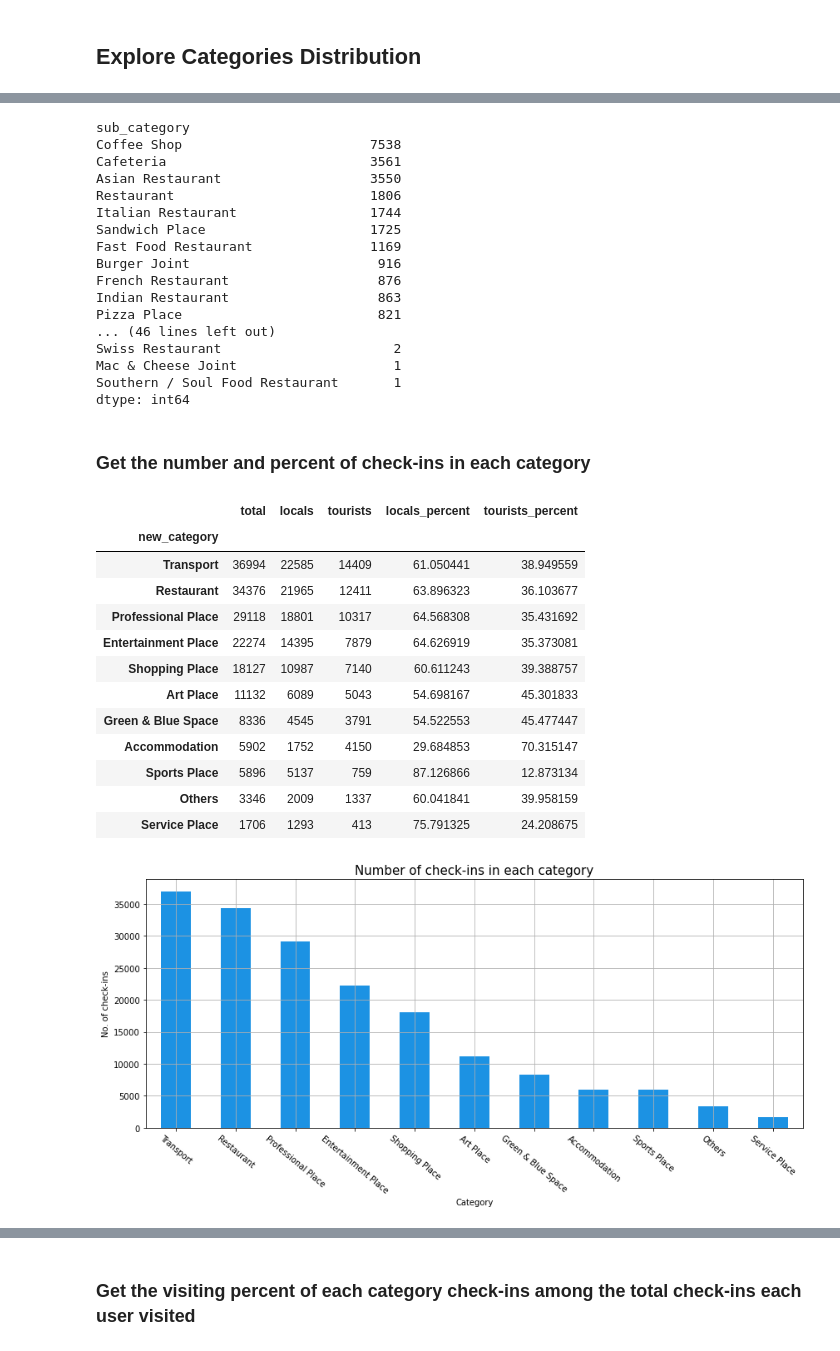
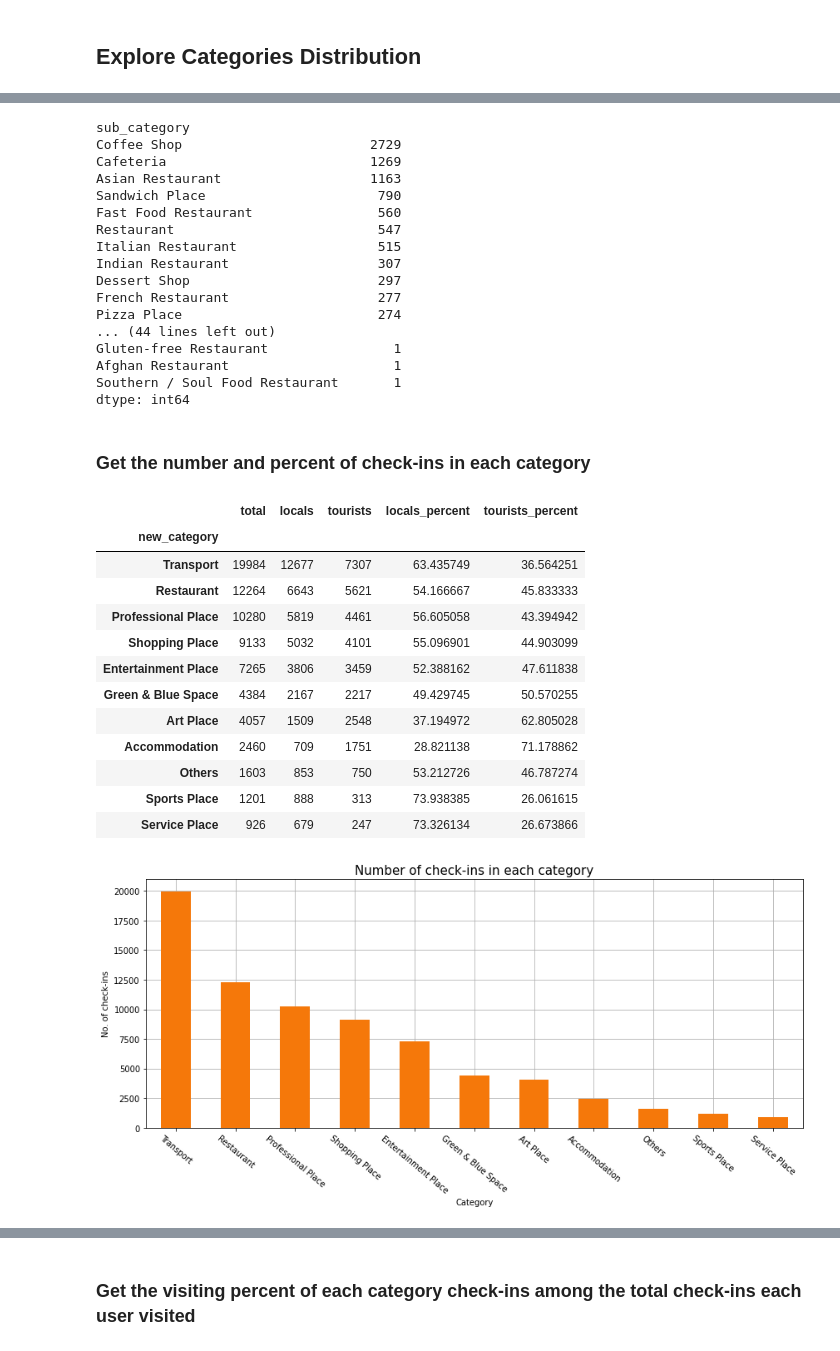
Before and after one commit to leyixu21/Semantic-Trajectory, a Jupyter notebook: clean_foursquare_data.ipynb, the cells around one changed output, grey strips where cells are left out. Saved outputs shown, nothing was run; the diff lists cells and outputs as text; code cells hidden in the pictures.

Commit message:
Remove users with less than three checkins within a day and update the section Explore Data

```diff
--- a/clean_foursquare_data.ipynb
+++ b/clean_foursquare_data.ipynb
@@ -45,11 +56,11 @@ import geopy.distance
 # %%
 # set paths
-# path='/content/drive/MyDrive/master_thesis_data/'
-# path_foursquare='/content/drive/MyDrive/master_thesis_data/foursquare/'
-# path_figures='/content/drive/MyDrive/master_thesis_data/figures/'
+path='/content/drive/MyDrive/master_thesis_data/'
+path_foursquare='/content/drive/MyDrive/master_thesis_data/foursquare/'
+path_figures='/content/drive/MyDrive/master_thesis_data/figures/'
 
-path_foursquare='foursquare/'
-path_figures='figures/'
+# path_foursquare='foursquare/'
+# path_figures='figures/'
 # %%
 # read boundary data
 london = gpd.read_file('london_boundaries.geojson')
@@ -1203,3 +1223,10 @@ gdf_london_cleaned
+# %%
+# save as csv
+# gdf_london_cleaned.to_csv(path_foursquare+'london_foursquare_cleaned.csv')
+# gdf_london_cleaned = pd.read_csv(path_foursquare+'london_foursquare_cleaned.csv')
+
+# gdf_london_cleaned.to_csv(path_foursquare+'london_foursquare_cleaned_3checkins.csv')
+gdf_london_cleaned = pd.read_csv(path_foursquare+'london_foursquare_cleaned_3checkins.csv')
 # %% [markdown]
 ## Exploration & Unadopted Approaches
 # %%
@@ -1774,10 +1801,11 @@ unsure_info[unsure_info['tourist']==0]
 # %% [markdown]
 # Explore Data
 # %%
-# extract hour and day of week
+# extract hour, day of week, and month
 gdf_london_cleaned['hour'] = gdf_london_cleaned['time'].apply(lambda x: x.hour)
 gdf_london_cleaned['day_of_week'] = gdf_london_cleaned['time'].apply(lambda x: x.dayofweek)
 gdf_london_cleaned['day_name'] = gdf_london_cleaned['time'].apply(lambda x: x.day_name())
+gdf_london_cleaned['month'] = gdf_london_cleaned['time'].apply(lambda x: x.strftime('%B-%Y'))
 
 # get data of locals and tourists
 gdf_london_cleaned_locals = gdf_london_cleaned[gdf_london_cleaned['tourist']=='n']
@@ -1817,20 +1861,20 @@ dtype: int64
 gdf_london_cleaned[gdf_london_cleaned['new_category']=='Restaurant'].value_counts('sub_category')
 # %% [output]
 sub_category
-Coffee Shop                        7538
-Cafeteria                          3561
-Asian Restaurant                   3550
-Restaurant                         1806
-Italian Restaurant                 1744
-Sandwich Place                     1725
-Fast Food Restaurant               1169
-Burger Joint                        916
-French Restaurant                   876
-Indian Restaurant                   863
-Pizza Place                         821
-... (46 lines left out)
-Swiss Restaurant                      2
-Mac & Cheese Joint                    1
+Coffee Shop                        2729
+Cafeteria                          1269
+Asian Restaurant                   1163
+Sandwich Place                      790
+Fast Food Restaurant                560
+Restaurant                          547
+Italian Restaurant                  515
+Indian Restaurant                   307
+Dessert Shop                        297
+French Restaurant                   277
+Pizza Place                         274
+... (44 lines left out)
+Gluten-free Restaurant                1
+Afghan Restaurant                     1
 Southern / Soul Food Restaurant       1
 dtype: int64
 # %% [markdown]
@@ -1852,30 +1896,30 @@ category_count
 # %% [output]
 |  | total | locals | tourists | locals_percent | tourists_percent |
 | new_category |  |  |  |  |  |
-| Transport | 36994 | 22585 | 14409 | 61.050441 | 38.949559 |
-| Restaurant | 34376 | 21965 | 12411 | 63.896323 | 36.103677 |
-| Professional Place | 29118 | 18801 | 10317 | 64.568308 | 35.431692 |
-| Entertainment Place | 22274 | 14395 | 7879 | 64.626919 | 35.373081 |
-| Shopping Place | 18127 | 10987 | 7140 | 60.611243 | 39.388757 |
-| Art Place | 11132 | 6089 | 5043 | 54.698167 | 45.301833 |
-| Green & Blue Space | 8336 | 4545 | 3791 | 54.522553 | 45.477447 |
-| Accommodation | 5902 | 1752 | 4150 | 29.684853 | 70.315147 |
-| Sports Place | 5896 | 5137 | 759 | 87.126866 | 12.873134 |
-| Others | 3346 | 2009 | 1337 | 60.041841 | 39.958159 |
-| Service Place | 1706 | 1293 | 413 | 75.791325 | 24.208675 |
+| Transport | 19984 | 12677 | 7307 | 63.435749 | 36.564251 |
+| Restaurant | 12264 | 6643 | 5621 | 54.166667 | 45.833333 |
+| Professional Place | 10280 | 5819 | 4461 | 56.605058 | 43.394942 |
+| Shopping Place | 9133 | 5032 | 4101 | 55.096901 | 44.903099 |
+| Entertainment Place | 7265 | 3806 | 3459 | 52.388162 | 47.611838 |
+| Green & Blue Space | 4384 | 2167 | 2217 | 49.429745 | 50.570255 |
+| Art Place | 4057 | 1509 | 2548 | 37.194972 | 62.805028 |
+| Accommodation | 2460 | 709 | 1751 | 28.821138 | 71.178862 |
+| Others | 1603 | 853 | 750 | 53.212726 | 46.787274 |
+| Sports Place | 1201 | 888 | 313 | 73.938385 | 26.061615 |
+| Service Place | 926 | 679 | 247 | 73.326134 | 26.673866 |
 # %%
-# plot histogram of venue categories visited by locals
+# plot bar chart of venue categories visited by tourists
 plt.rcParams["figure.figsize"] = [12, 6]
 plt.rcParams["figure.autolayout"] = True
 
-ax = category_count['total'].plot.bar(color='#1C92E3')
+ax = category_count['total'].plot.bar(color='#f5780a', zorder=3)
 
 plt.xticks(fontsize=10)
 plt.yticks(fontsize=10)
 plt.xlabel("Category", fontsize=10)
 plt.ylabel("No. of check-ins", fontsize=10)
 plt.xticks(rotation = -40)
 plt.title('Number of check-ins in each category', fontsize=15)
-plt.grid()
+plt.grid(zorder=0)
 # %% [output]
-[figure, old version]
+[figure, new version]
```
Also changed, not shown: parts of 60 cells of this notebook.
